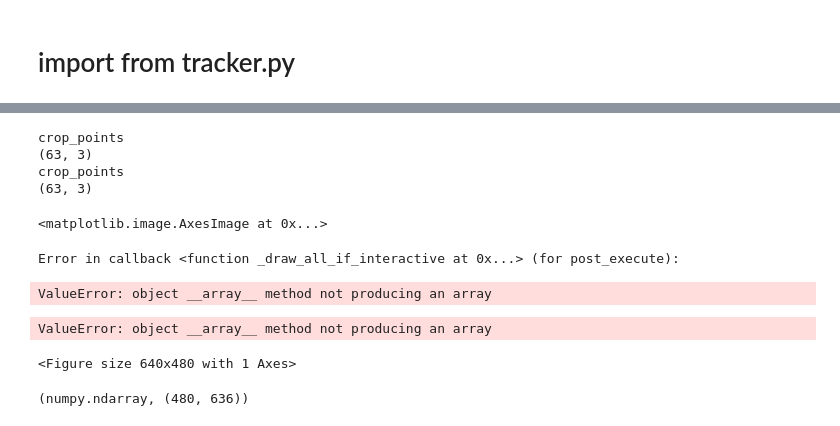
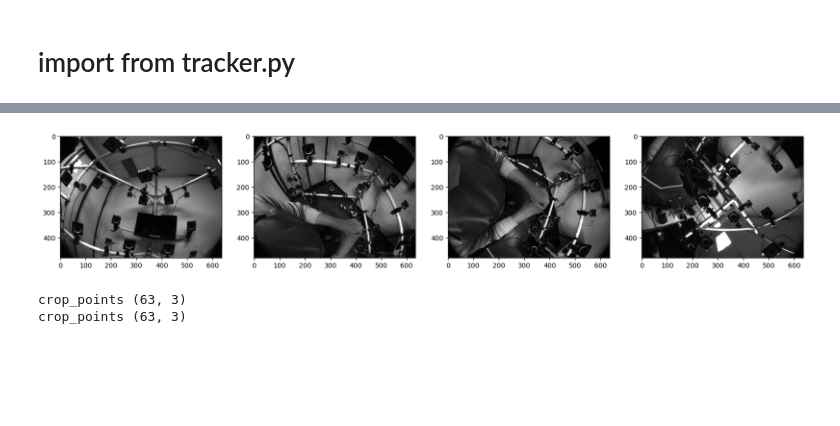
Before and after one commit to 2InfinityN6eyond/AbsoluteTrack, a Jupyter notebook: agora/playgroynd_io.ipynb, the cells around one changed output, grey strips where cells are left out. Saved outputs shown, nothing was run; the diff lists cells and outputs as text; code cells hidden in the pictures; blank space fills up the shorter version.

```diff
--- a/agora/playgroynd_io.ipynb
+++ b/agora/playgroynd_io.ipynb
@@ -739,0 +848,36 @@ RuntimeError: Numpy is not available
+# %%
+
+for (input_frame, gt_tracking) in image_pose_list :
+    # check if Z axis of second and third camera are parallel
+
+    print(
+        "cosine between Z axis of second and third camera : ",
+        #np.sqrt(np.sum(np.square(input_frame.views[1].camera.camera_to_world_xf[:3, 2]))),
+        #np.sqrt(np.sum(np.square(input_frame.views[2].camera.camera_to_world_xf[:3, 2]))),
+        np.dot(
+            input_frame.views[1].camera.camera_to_world_xf[:3, 2],
+            input_frame.views[2].camera.camera_to_world_xf[:3, 2]
+        )
+    )
+
+
+    print(
+        "cosine between Z axis of first camera and second camera : ",
+        np.dot(
+            input_frame.views[0].camera.camera_to_world_xf[:3, 2],
+            input_frame.views[1].camera.camera_to_world_xf[:3, 2]
+        )
+    )
+
+    print(np.dot(
+        np.cross(
+            input_frame.views[0].camera.camera_to_world_xf[:3, 2],
+            input_frame.views[1].camera.camera_to_world_xf[:3, 2],
+        ),
+        np.cross(
+            input_frame.views[2].camera.camera_to_world_xf[:3, 2],
+            input_frame.views[3].camera.camera_to_world_xf[:3, 2],
+        )
+    ))
+
+    print()
@@ -740,31 +902,16 @@ RuntimeError: Numpy is not available
 # %%
-idx = 0
 
-input_frame, gt_tracking = image_pose_list[idx]
 crop_cameras = tracker.gen_crop_cameras(
     [view.camera for view in input_frame.views],
     image_pose_stream._hand_pose_labels.camera_angles,
     hand_model,
     gt_tracking,
     min_num_crops=1,
 )
 #res = tracker.track_frame(input_frame, hand_model, crop_cameras)
 # %% [output]
+[figure, added]
-crop_points
-(63, 3)
-crop_points
-(63, 3)
+crop_points (63, 3)
+crop_points (63, 3)
-# %%
-plt.imshow(np.ones((100, 100, 3)))
-# %% [output]
-<matplotlib.image.AxesImage at 0x...>
-Error in callback <function _draw_all_if_interactive at 0x...> (for post_execute):
-ValueError: object __array__ method not producing an array
-ValueError: object __array__ method not producing an array
-<Figure size 640x480 with 1 Axes>
-# %%
-type(input_frame.views[0].image), input_frame.views[0].image.shape
-# %% [output]
-(numpy.ndarray, (480, 636))
 # %%
 res = tracker.track_frame(input_frame, hand_model, crop_cameras)
```
Also changed, not shown: parts of 11 cells of this notebook.
